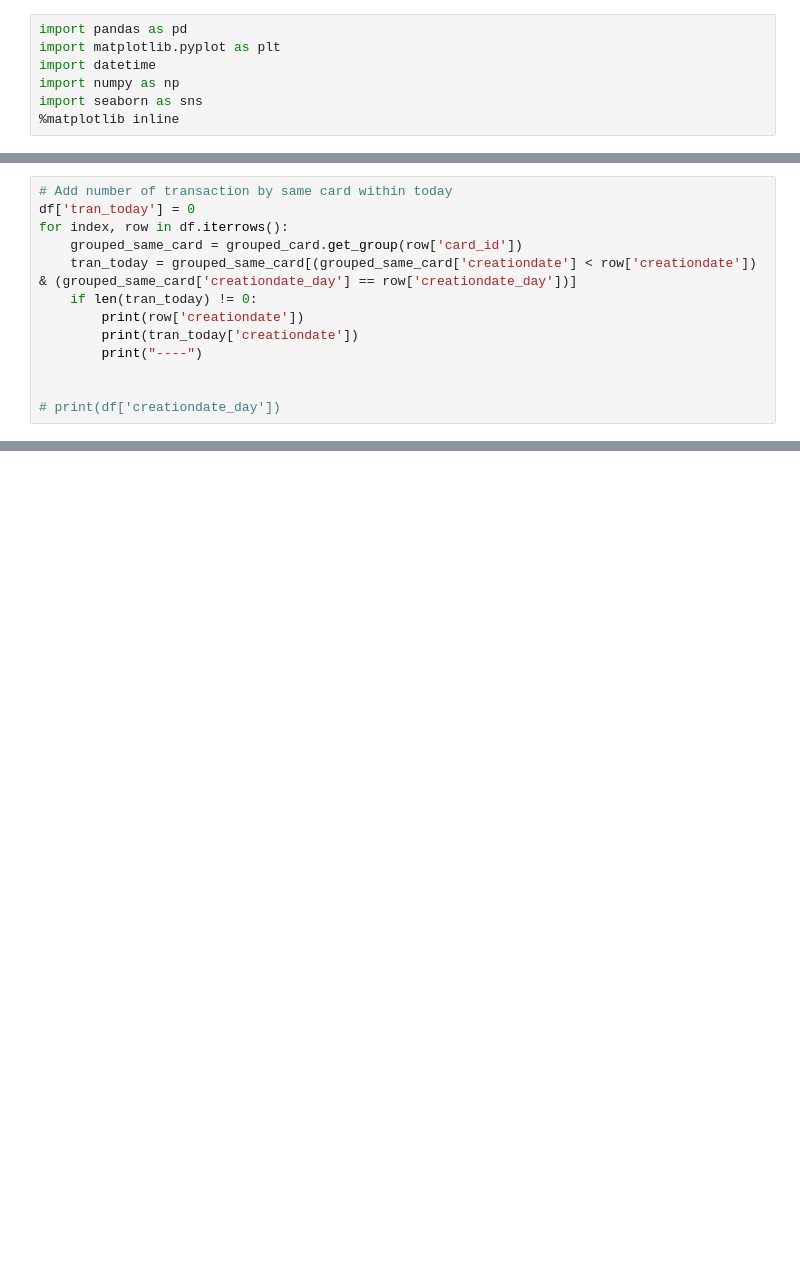
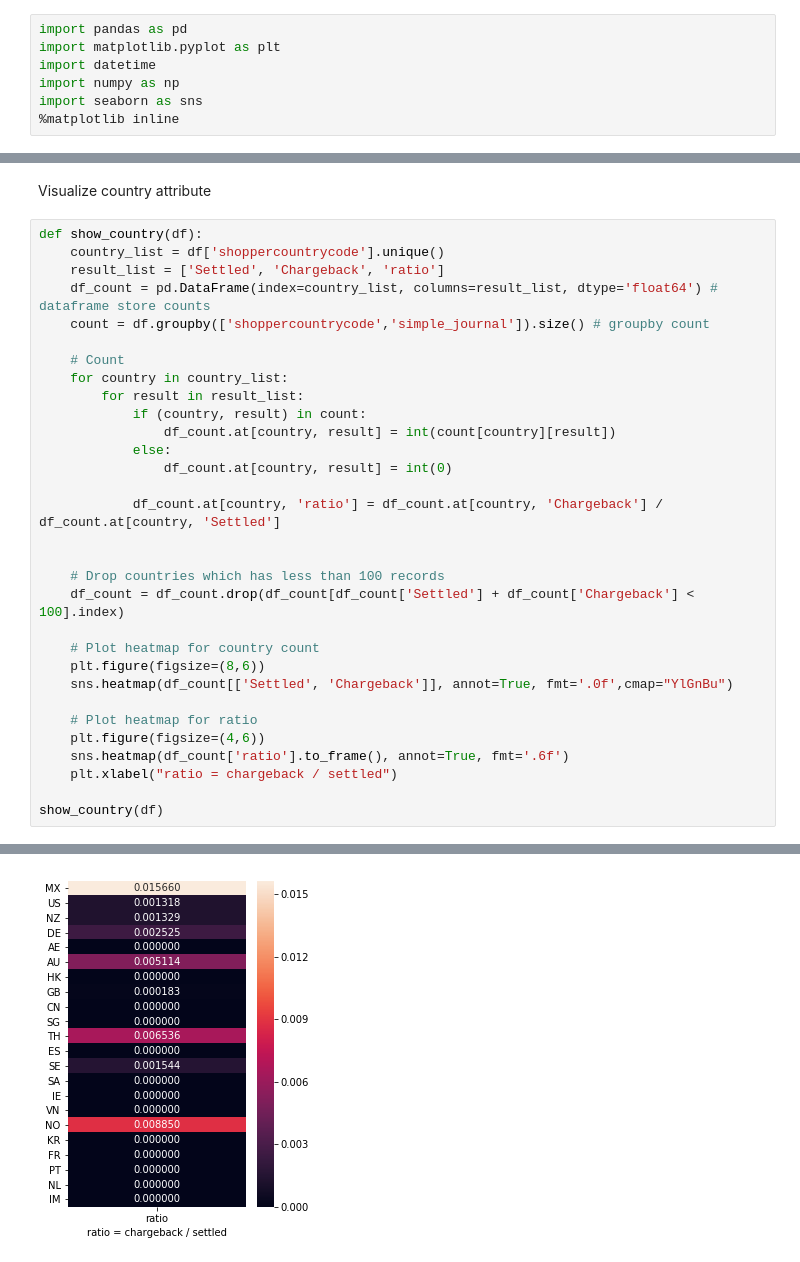
Before and after one commit to sirpandemona/CDA, a Jupyter notebook: Exercise 1/visualization.ipynb, the cells around one changed output, grey strips where cells are left out. Saved outputs shown, nothing was run; the diff lists cells and outputs as text; blank space fills up the shorter version.

```diff
--- a/Exercise 1/visualization.ipynb
+++ b/Exercise 1/visualization.ipynb
@@ -95,13 +7,0 @@ for index, row in df.iterrows():
-# %%
-# Add number of transaction by same card within today
-df['tran_today'] = 0
-for index, row in df.iterrows():
-    grouped_same_card = grouped_card.get_group(row['card_id'])
-    tran_today = grouped_same_card[(grouped_same_card['creationdate'] < row['creationdate']) & (grouped_same_card['creationdate_day'] == row['creationdate_day'])]
-    if len(tran_today) != 0:
-        print(row['creationdate'])
-        print(tran_today['creationdate'])
-        print("----")
-
-
-# print(df['creationdate_day'])
@@ -281,0 +121,34 @@ df['creationdate_day'] = pd.Timestamp('2019-01-05')
+# %% [markdown]
+Visualize country attribute
+# %%
+def show_country(df):
+    country_list = df['shoppercountrycode'].unique()
+    result_list = ['Settled', 'Chargeback', 'ratio']
+    df_count = pd.DataFrame(index=country_list, columns=result_list, dtype='float64') # dataframe store counts
+    count = df.groupby(['shoppercountrycode','simple_journal']).size() # groupby count
+
+    # Count
+    for country in country_list:
+        for result in result_list:
+            if (country, result) in count:
+                df_count.at[country, result] = int(count[country][result])
+            else:
+                df_count.at[country, result] = int(0)
+
+            df_count.at[country, 'ratio'] = df_count.at[country, 'Chargeback'] / df_count.at[country, 'Settled']
+
+
+    # Drop countries which has less than 100 records
+    df_count = df_count.drop(df_count[df_count['Settled'] + df_count['Chargeback'] < 100].index)
+
+    # Plot heatmap for country count
+    plt.figure(figsize=(8,6))
+    sns.heatmap(df_count[['Settled', 'Chargeback']], annot=True, fmt='.0f',cmap="YlGnBu")
+
+    # Plot heatmap for ratio
+    plt.figure(figsize=(4,6))
+    sns.heatmap(df_count['ratio'].to_frame(), annot=True, fmt='.6f')
+    plt.xlabel("ratio = chargeback / settled")
+
+show_country(df)
+# %% [output]
@@ -281,0 +156 @@ df['creationdate_day'] = pd.Timestamp('2019-01-05')
+[figure, added]
```
Also changed, not shown: parts of 36 cells of this notebook.
